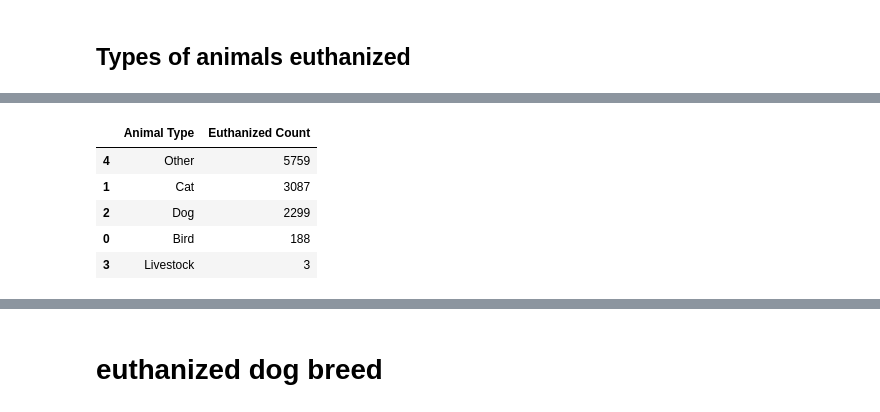
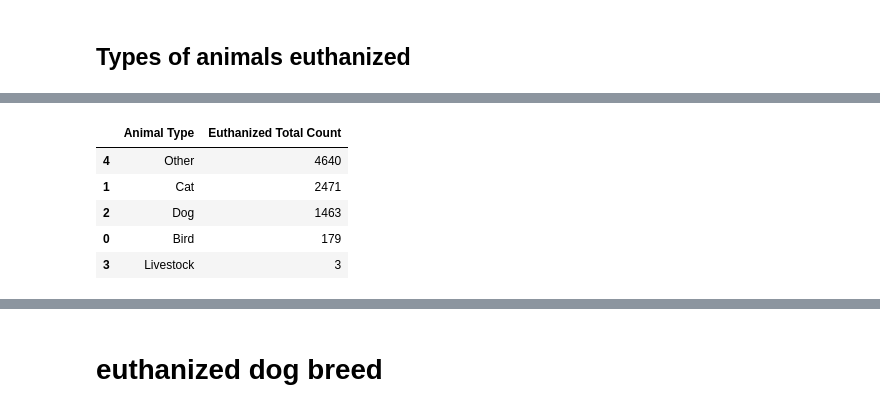
Before and after one commit to bfarao/bf_capstone, a Jupyter notebook: notebook/BrunaF_Austin_Capstone.ipynb, the cells around one changed output, grey strips where cells are left out. Cells and saved outputs as stored; diff of their text form; code cells hidden in the pictures.

```diff
--- a/notebook/BrunaF_Austin_Capstone.ipynb
+++ b/notebook/BrunaF_Austin_Capstone.ipynb
@@ -70,6 +67,8 @@ austin_dataset
 # %%
 austin_dataset['Date of Birth'] = pd.to_datetime(austin_dataset['Date of Birth'])
 austin_dataset['DateTime'] = austin_dataset['DateTime'].apply(pd.Timestamp)
+austin_dataset = austin_dataset[austin_dataset.Year != '2013']
+austin_dataset = austin_dataset[austin_dataset.Year != '2014']
 austin_dataset
 # %% [output]
 |  | Animal ID | Name | DateTime | Month | Date of Birth | Outcome Type | Outcome Subtype | Animal Type | ... |
@@ -265,7 +247,5 @@ austin_dataset
 # %%
-euthanized_df = austin_dataset[(austin_dataset['Outcome Type'] == 'Euthanasia') +
-                               (austin_dataset['Outcome Type'] == 'Disposal') +
-                               (austin_dataset['Outcome Type'] == 'Died')]
+euthanized_df = austin_dataset[(austin_dataset['Outcome Type'] == 'Euthanasia') + (austin_dataset['Outcome Type'] == 'Disposal') + (austin_dataset['Outcome Type'] == 'Died')]
 euthanized_df
 # %% [output]
 |  | Animal ID | Name | DateTime | Month | Date of Birth | Outcome Type | Outcome Subtype | Animal Type | ... |
@@ -284,13 +264,13 @@ euthanized_df
 # %%
 euth_pets = euthanized_df.groupby(['Animal Type']).count()
 euth_pets = euth_pets.reset_index()
-euth_pets = euth_pets[['Animal Type', 'Animal ID']].rename(columns= {'Animal ID':'Euthanized Count'})
-euth_pets = euth_pets.sort_values("Euthanized Count", ascending = False)
+euth_pets = euth_pets[['Animal Type', 'Animal ID']].rename(columns= {'Animal ID':'Euthanized Total Count'})
+euth_pets = euth_pets.sort_values("Euthanized Total Count", ascending = False)
 euth_pets
 # %% [output]
-|  | Animal Type | Euthanized Count |
-| 4 | Other | 5759 |
-| 1 | Cat | 3087 |
-| 2 | Dog | 2299 |
-| 0 | Bird | 188 |
+|  | Animal Type | Euthanized Total Count |
+| 4 | Other | 4640 |
+| 1 | Cat | 2471 |
+| 2 | Dog | 1463 |
+| 0 | Bird | 179 |
 | 3 | Livestock | 3 |
```
Also changed, not shown: parts of 48 cells of this notebook, 1 other file.
